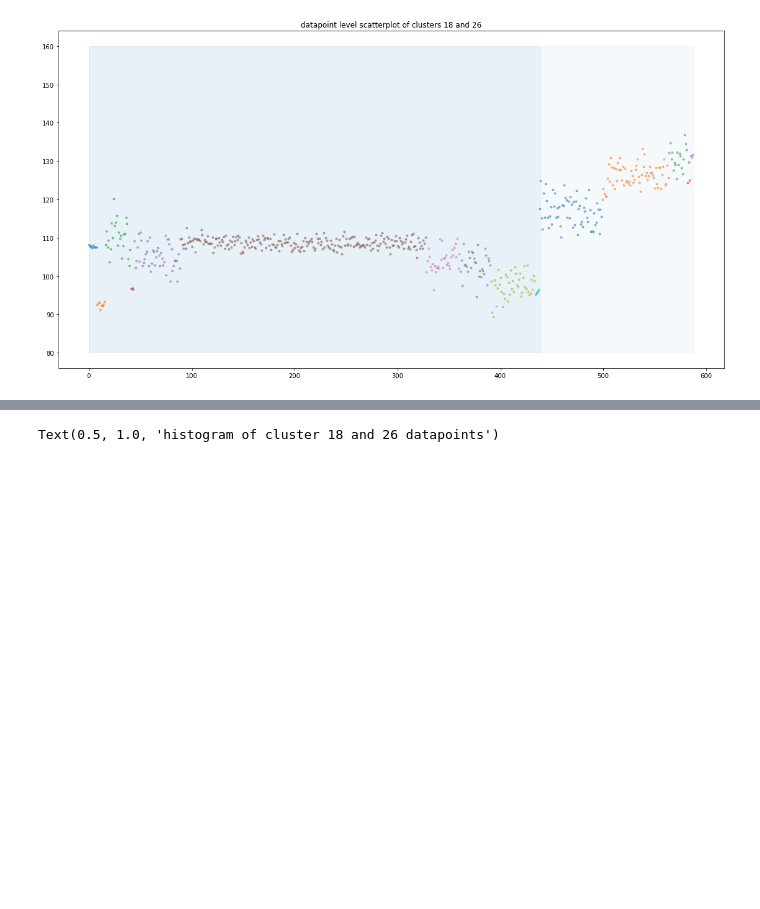
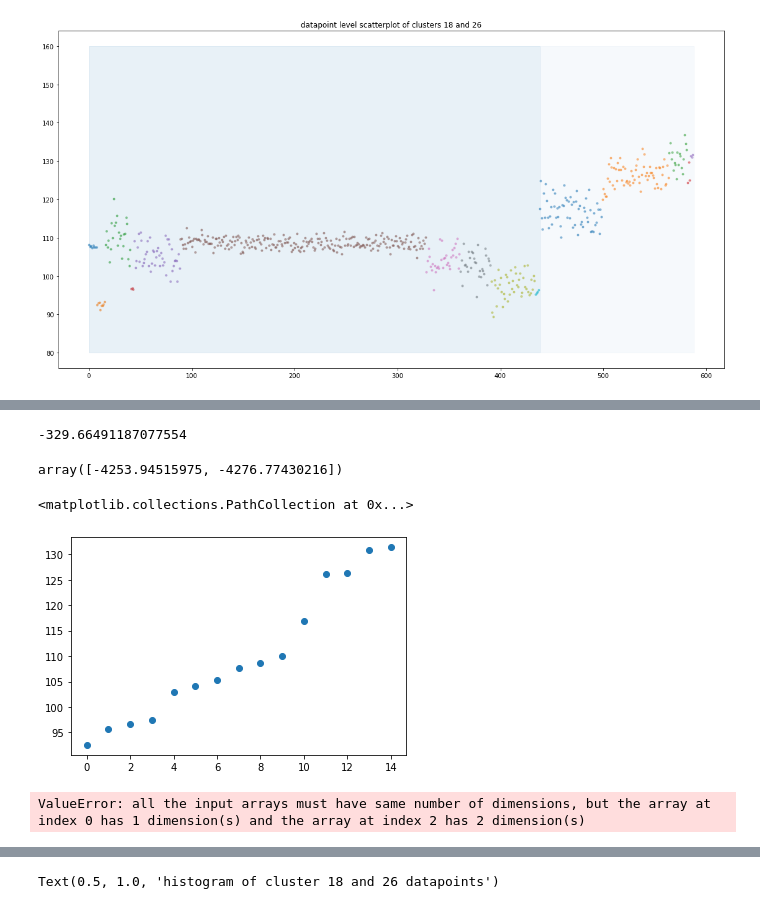
Before and after one commit to getzlab/HapASeg, a Jupyter notebook: 7993_debug_acdp.ipynb, the cells around one changed output, grey strips where cells are left out. Cells and saved outputs as stored; diff of their text form; code cells hidden in the pictures; blank space fills up the shorter version.

```diff
--- a/7993_debug_acdp.ipynb
+++ b/7993_debug_acdp.ipynb
@@ -290,0 +391,4 @@ Text(0.5, 1.0, 'datapoint level scatterplot of clusters 18 and 26')
+# %%
+DP_split_prior(self, cdict, A, B)
+# %% [output]
+-329.66491187077554
@@ -290,0 +397,13 @@ Text(0.5, 1.0, 'datapoint level scatterplot of clusters 18 and 26')
+# %%
+DP_split_prior(self, cdict, A, B) + mls
+# %% [output]
+array([-4253.94515975, -4276.77430216])
+# %%
+plt.scatter(np.r_[:len(tst)], sorted(tst))
+# %% [output]
+<matplotlib.collections.PathCollection at 0x...>
+[figure, added]
+# %%
+tst = np.sort(np.hstack(full_vals))
+# %% [output]
+ValueError: all the input arrays must have same number of dimensions, but the array at index 0 has 1 dimension(s) and the array at index 2 has 2 dimension(s)
```
Also changed, not shown: parts of 29 cells of this notebook, 6 other files.
